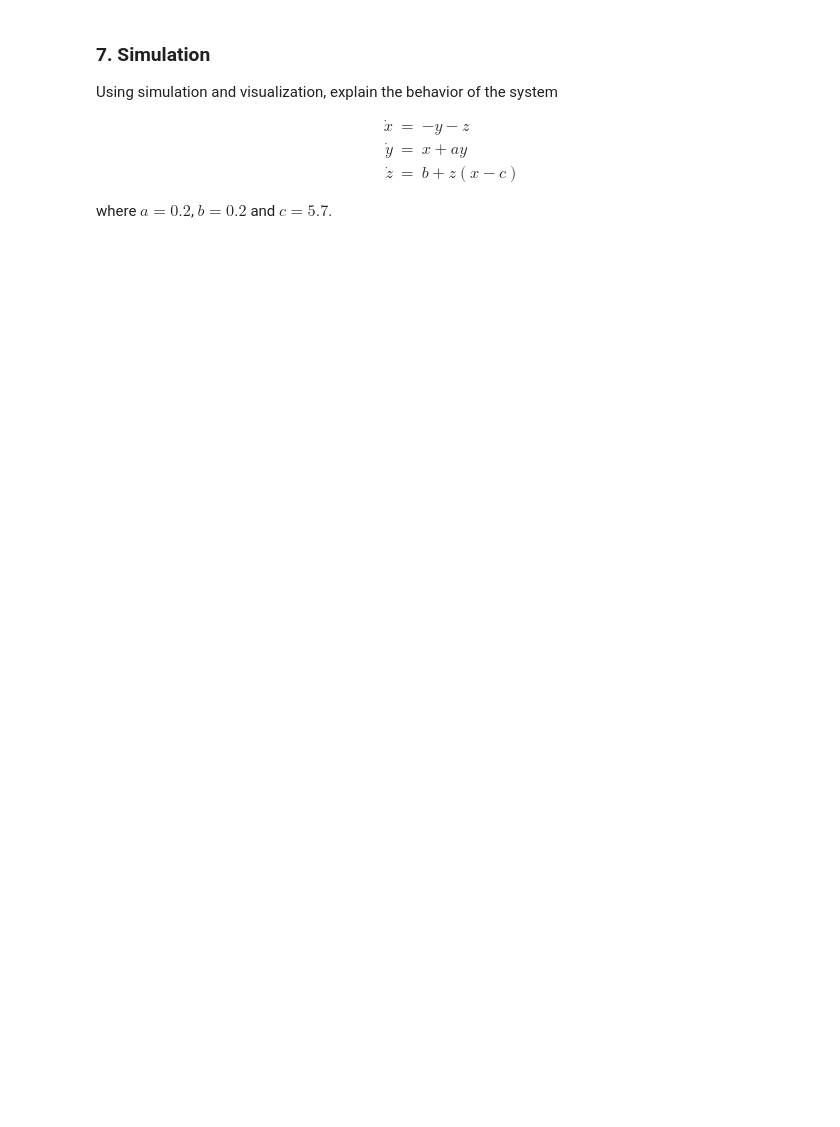
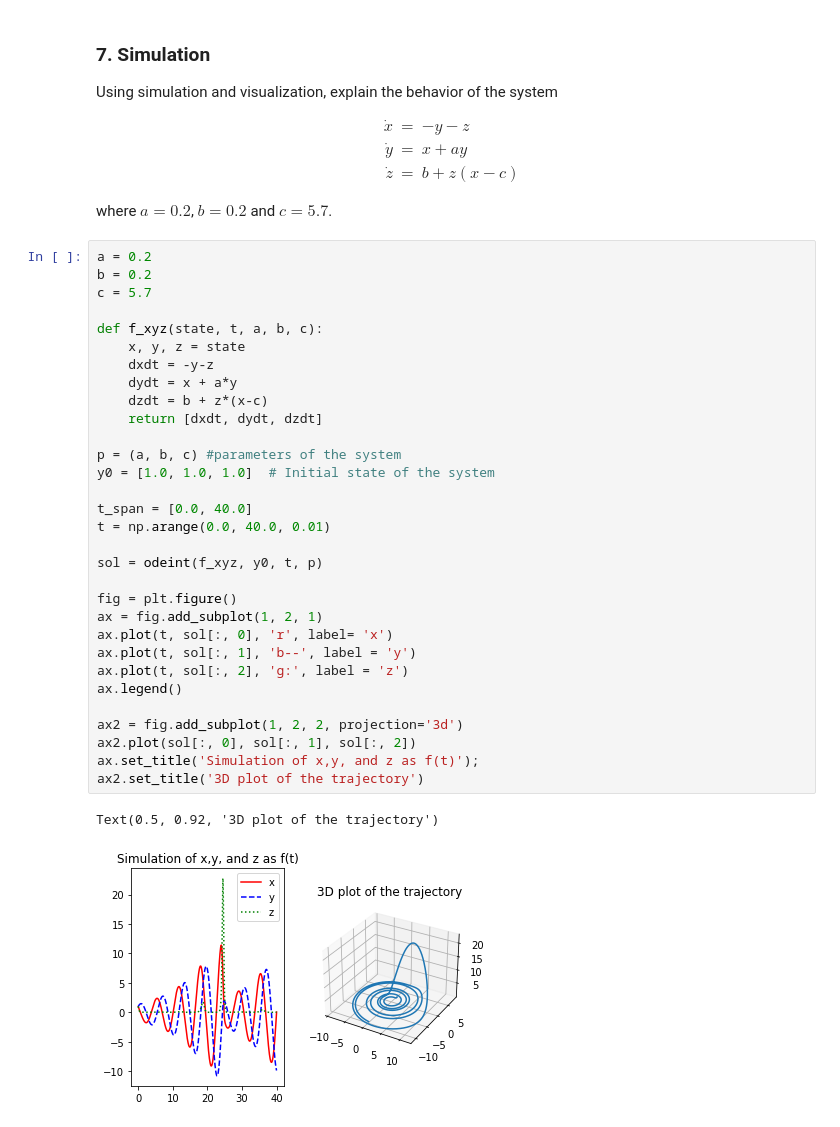
Before and after one commit to jwc0mbs3/eep502, a Jupyter notebook: combs_HW_05_DiffEq_Due_11_14.ipynb, the cells around one changed output. Saved outputs shown, nothing was run; the diff lists cells and outputs as text; blank space fills up the shorter version.

```diff
--- a/combs_HW_05_DiffEq_Due_11_14.ipynb
+++ b/combs_HW_05_DiffEq_Due_11_14.ipynb
@@ -271,3 +520,37 @@ Using simulation and visualization, explain the behavior of the system
 \end{eqnarray}
 
 where $a=0.2$, $b=0.2$ and $c=5.7$.
+# %%
+a = 0.2
+b = 0.2
+c = 5.7
+
+def f_xyz(state, t, a, b, c):
+    x, y, z = state
+    dxdt = -y-z
+    dydt = x + a*y
+    dzdt = b + z*(x-c)
+    return [dxdt, dydt, dzdt]
+
+p = (a, b, c) #parameters of the system
+y0 = [1.0, 1.0, 1.0]  # Initial state of the system
+
+t_span = [0.0, 40.0]
+t = np.arange(0.0, 40.0, 0.01)
+
+sol = odeint(f_xyz, y0, t, p)
+
+fig = plt.figure()
+ax = fig.add_subplot(1, 2, 1)
+ax.plot(t, sol[:, 0], 'r', label= 'x')
+ax.plot(t, sol[:, 1], 'b--', label = 'y')
+ax.plot(t, sol[:, 2], 'g:', label = 'z')
+ax.legend()
+
+ax2 = fig.add_subplot(1, 2, 2, projection='3d')
+ax2.plot(sol[:, 0], sol[:, 1], sol[:, 2])
+ax.set_title('Simulation of x,y, and z as f(t)');
+ax2.set_title('3D plot of the trajectory')
+# %% [output]
+Text(0.5, 0.92, '3D plot of the trajectory')
+[figure, added]
```
Also changed, not shown: parts of 8 cells of this notebook.
